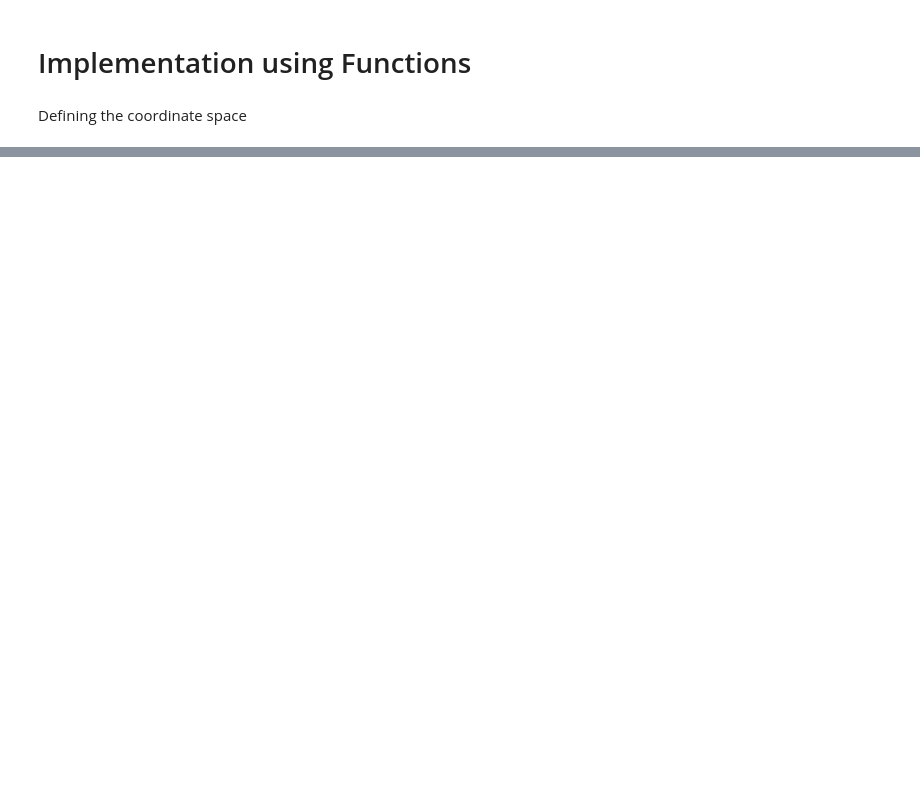
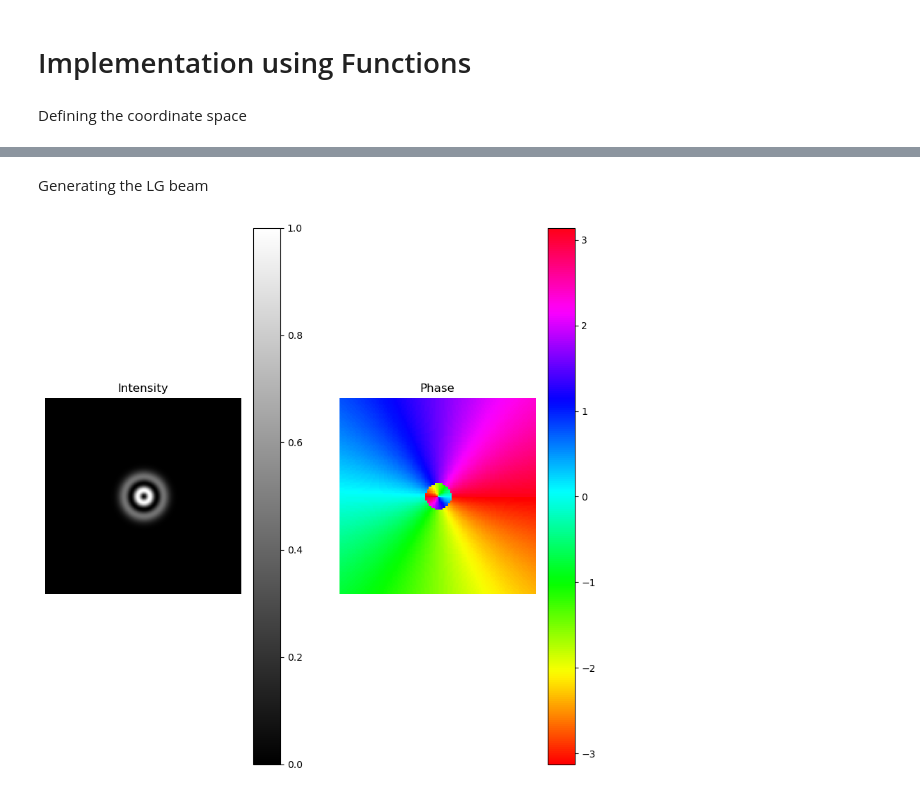
Before and after one commit to TareqJ1000/KnotSorter, a Jupyter notebook: OpticalModeSorter.ipynb, the cells around one changed output, grey strips where cells are left out. Drawn from its saved outputs; the diff is of its cells as text; code cells hidden in the pictures; blank space fills up the shorter version.

```diff
--- a/OpticalModeSorter.ipynb
+++ b/OpticalModeSorter.ipynb
@@ -278,0 +285,9 @@ def output_chan(X, Y,)
+# %% [markdown]
+Generating the LG beam
+# %%
+# Generating an LG mode as a test
+field = LG(r, phi, 1, 1, 0.1*mm,h,0,k)
+field = field / np.max(np.abs(field))
+TotInt(field)
+# %% [output]
+[figure, added]
```
Also changed, not shown: parts of 52 cells of this notebook, 3 other files.
